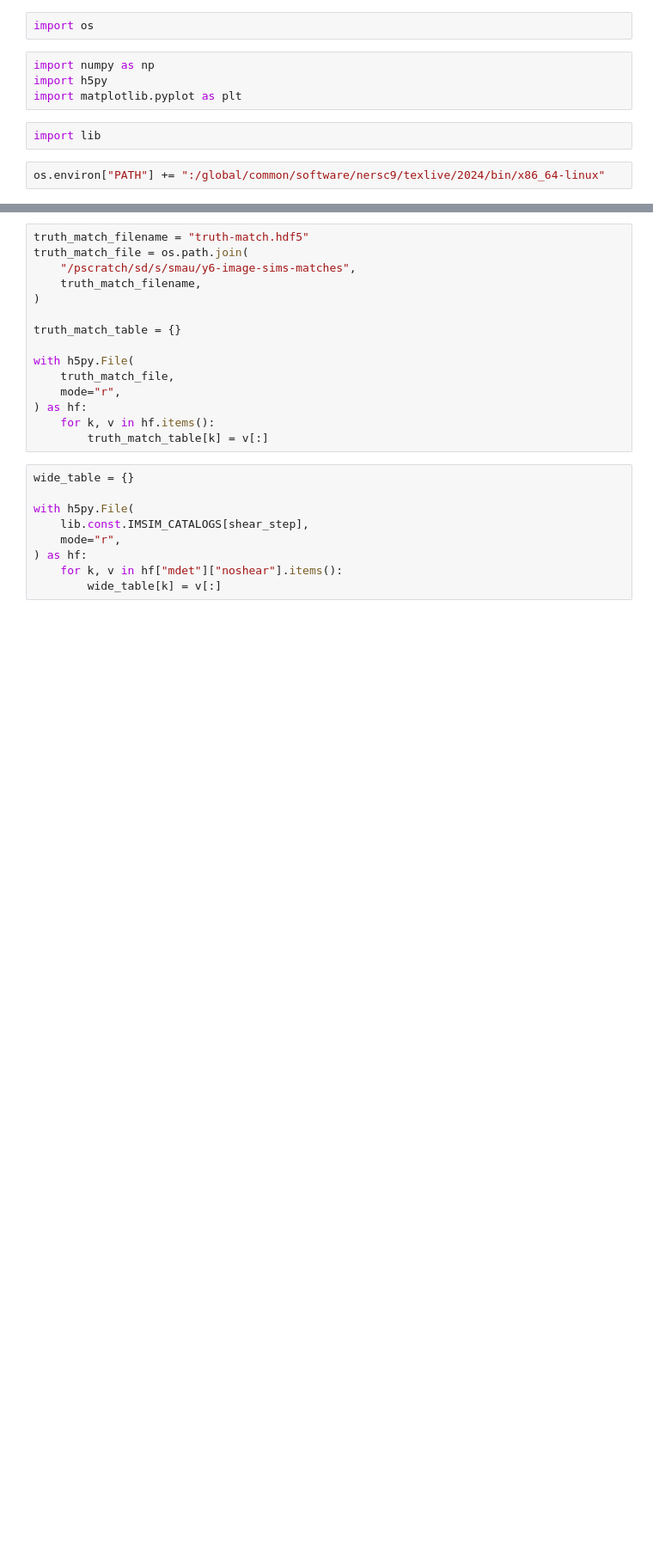
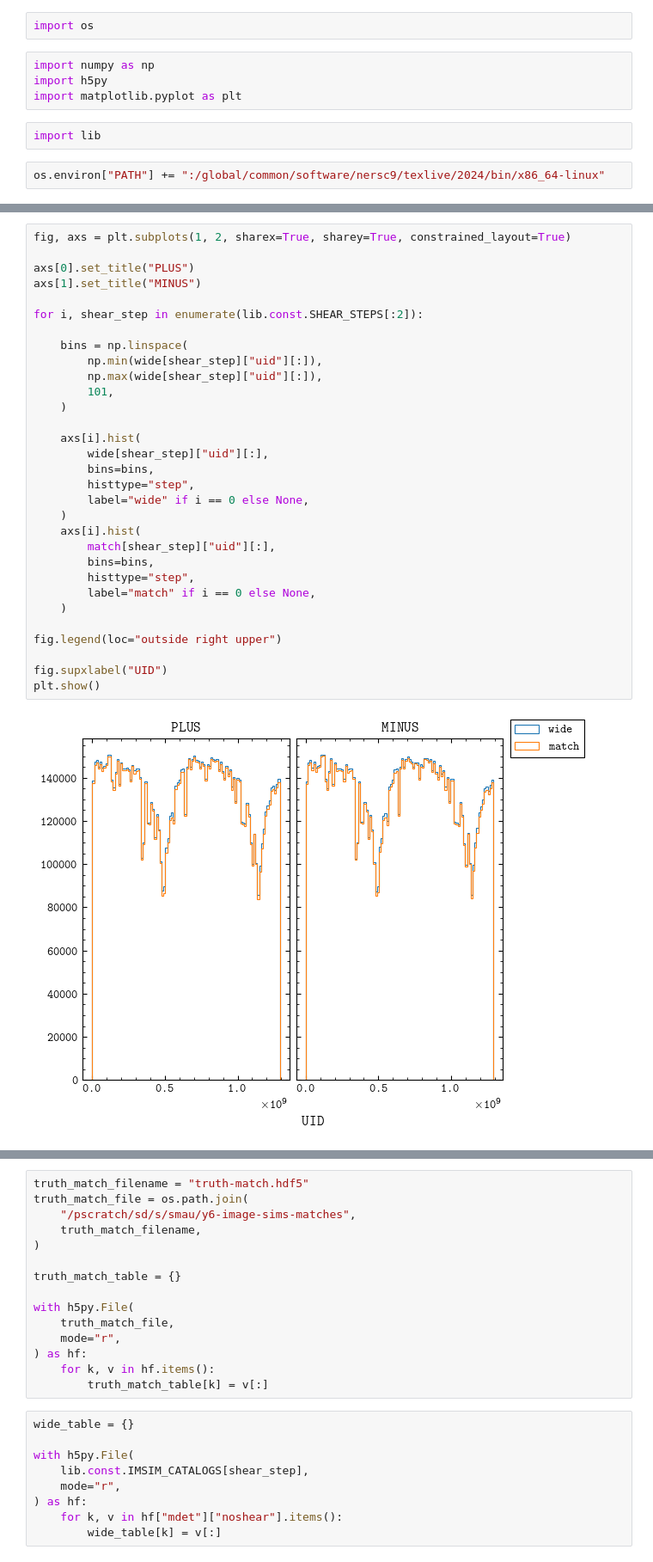
Before and after one commit to sidneymau/des-y6-image-sims-analysis, a Jupyter notebook: notebooks/2025_01_08_matching/validate.ipynb, the cells around one changed output, grey strips where cells are left out. Shown at 86% size. Saved outputs shown, nothing was run; the diff lists cells and outputs as text; blank space fills up the shorter version.

```diff
--- a/notebooks/2025_01_08_matching/validate.ipynb
+++ b/notebooks/2025_01_08_matching/validate.ipynb
@@ -10,0 +109,33 @@ os.environ["PATH"] += ":/global/common/software/nersc9/texlive/2024/bin/x86_64-l
+# %%
+fig, axs = plt.subplots(1, 2, sharex=True, sharey=True, constrained_layout=True)
+
+axs[0].set_title("PLUS")
+axs[1].set_title("MINUS")
+
+for i, shear_step in enumerate(lib.const.SHEAR_STEPS[:2]):
+
+    bins = np.linspace(
+        np.min(wide[shear_step]["uid"][:]),
+        np.max(wide[shear_step]["uid"][:]),
+        101,
+    )
+
+    axs[i].hist(
+        wide[shear_step]["uid"][:],
+        bins=bins,
+        histtype="step",
+        label="wide" if i == 0 else None,
+    )
+    axs[i].hist(
+        match[shear_step]["uid"][:],
+        bins=bins,
+        histtype="step",
+        label="match" if i == 0 else None,
+    )
+
+fig.legend(loc="outside right upper")
+
+fig.supxlabel("UID")
+plt.show()
+# %% [output]
+[figure, added]
```
Also changed, not shown: parts of 17 cells of this notebook, 6 other files.
